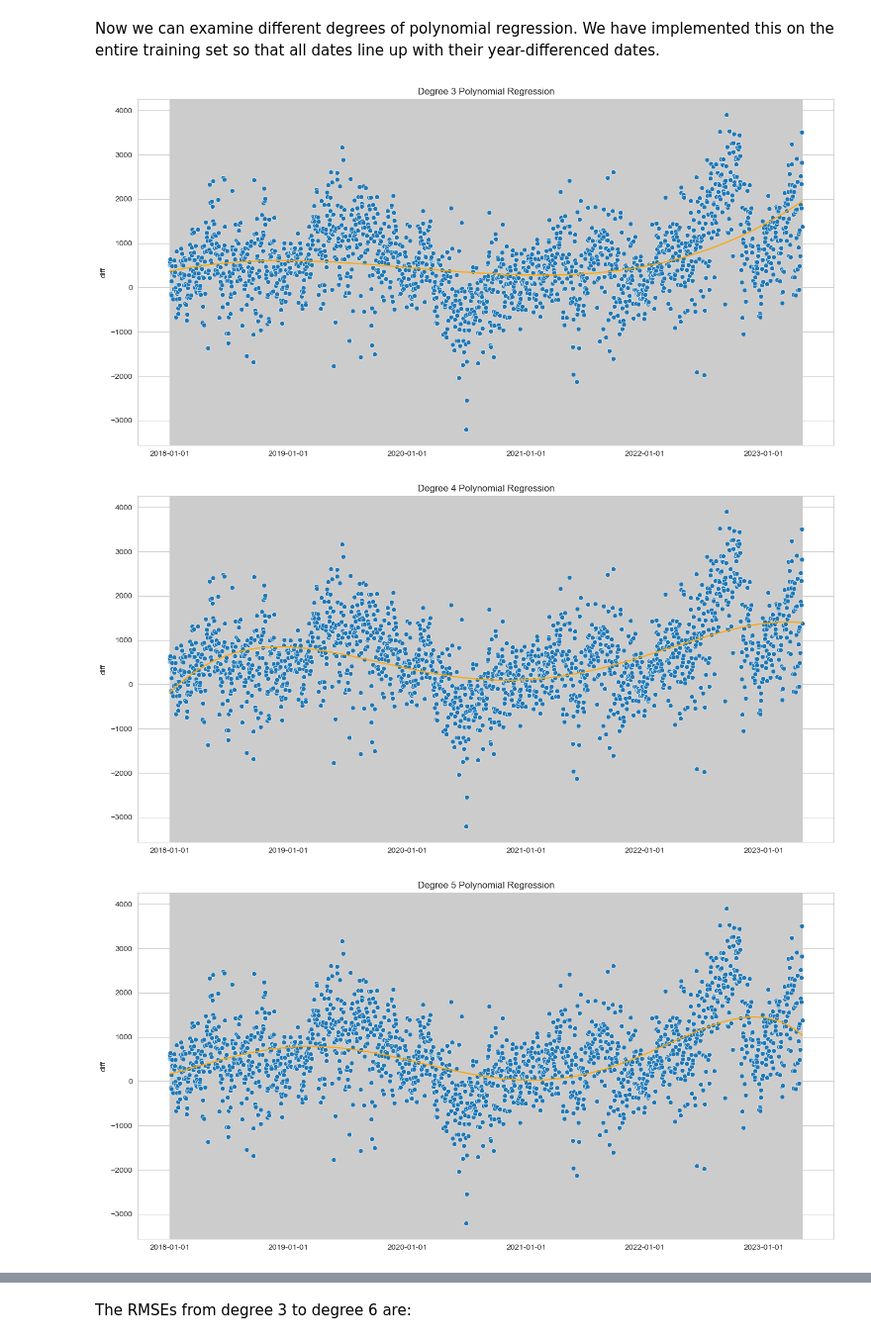
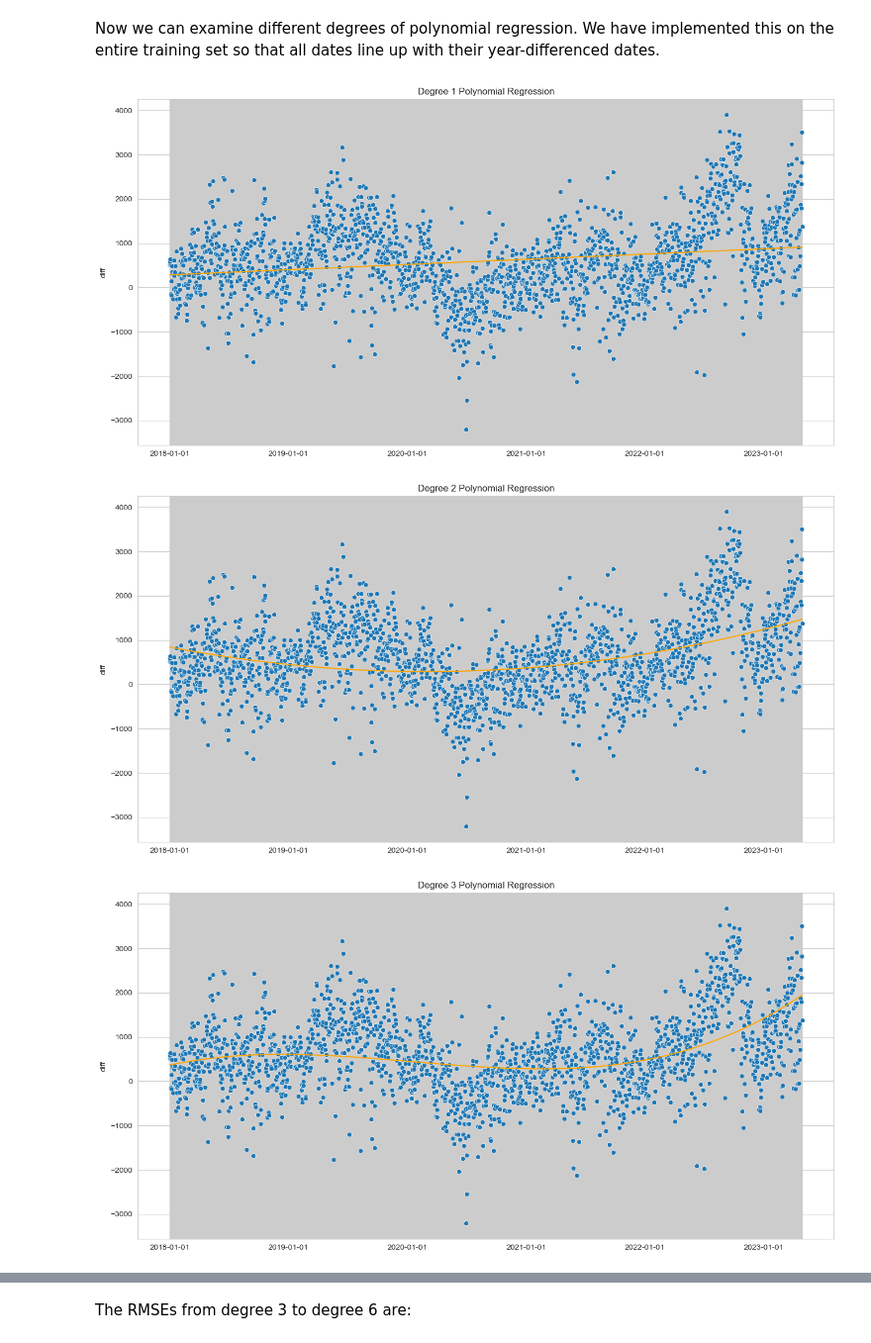
Before and after one commit to hodagben/bike-share-project, a Jupyter notebook: EDA/EDA.ipynb, the cells around one changed output, grey strips where cells are left out. Shown at 99% size. Cells and saved outputs as stored; diff of their text form; code cells hidden in the pictures.

```diff
--- a/EDA/EDA.ipynb
+++ b/EDA/EDA.ipynb
@@ -372,37 +374,37 @@ from sklearn.preprocessing import PolynomialFeatures
 daily_diff['time'] = np.arange(len(daily_diff))
 mses = []
 # %%
-for k in range(3,7):
+for k in range(1,7):
 # k is degree of the polynomial
     poly = PolynomialFeatures(k)
     reg = LinearRegression()
     reg.fit(poly.fit_transform(daily_diff[['time']]), daily_diff['diff'])
     pred = reg.predict(poly.fit_transform(daily_diff[['time']]))
 
     #Store the trend model in daily_diff['k_deg_trend']
     daily_diff[f'{k}_deg_trend'] = pred
     mses.append(np.sqrt(mean_squared_error(pred,daily_diff['diff'])))
 
     #Plot the k degree regression plot
     fig, ax = plt.subplots(nrows=1, ncols=1)
     fig.set_figheight(8)
     fig.set_figwidth(16)
 
     sns.scatterplot(x=np.arange(len(daily_diff)), y=daily_diff['diff'])
     sns.lineplot(x=np.arange(len(daily_diff)), y=pred, color='orange')
 
     ax.set_xticks(np.arange(len(daily_diff)))
     # ax.xaxis.set_major_locator(ticker.MultipleLocator(6))
     ax.set_xticklabels(daily_diff.index)
     for ind, label in enumerate(ax.get_xticklabels()):
         if ind % 365 == 0:  # every 365th label is kept
             label.set_visible(True)
         else:
             label.set_visible(False)
 
     plt.title(f'Degree {k} Polynomial Regression')
     plt.show()
 # %% [output]
-[figure, old version]
+[figure, new version]
-[figure, old version]
+[figure, new version]
-[figure, old version]
+[figure, new version]
```
Also changed, not shown: parts of 12 cells of this notebook, 3 other files.
